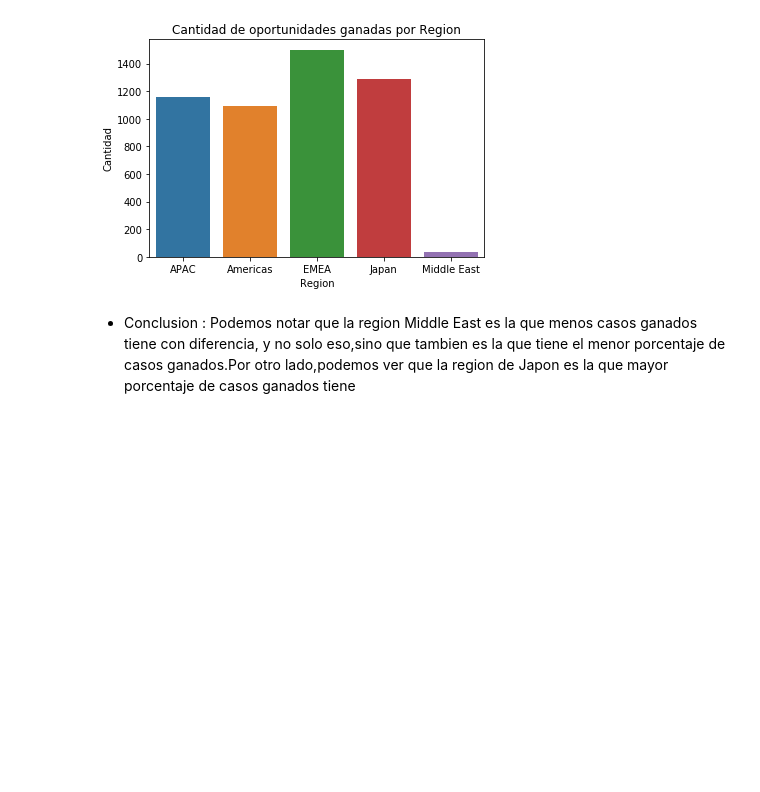
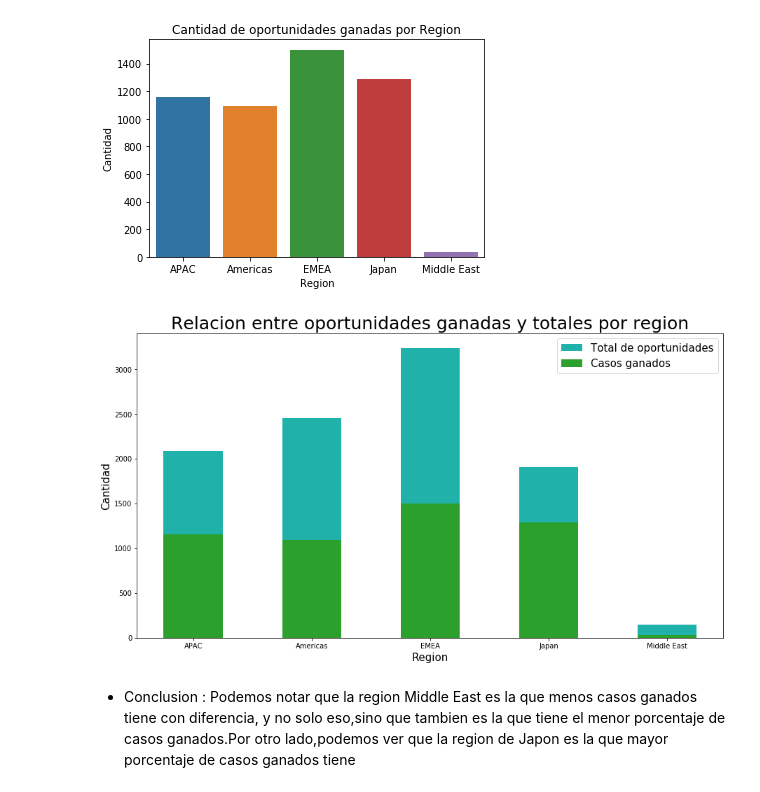
Before and after one commit to FerFabbiano/tp1-OrganizacionDeDatos, a Jupyter notebook: TP1_OrgaDeDatos.ipynb, the cells around one changed output. Drawn from its saved outputs; the diff is of its cells as text; code cells hidden in the pictures; blank space fills up the shorter version.

```diff
--- a/TP1_OrgaDeDatos.ipynb
+++ b/TP1_OrgaDeDatos.ipynb
@@ -502,6 +502,26 @@ See the caveats in the documentation: https://pandas.pydata.org/pandas-docs/stab
 | Japan | 1906 | 1,290.00 | 0.68 |
 | Middle East | 149 | 33.00 | 0.22 |
 [figure]
+# %%
+#Grafico mejorado
+plt.figure(figsize=(15,8))
+
+x = casos_ganados_segun_region.index
+y = casos_ganados_segun_region['Casos ganados']
+z = casos_ganados_segun_region['Cantidad de oportunidades']
+
+relacion_totales_ganadas_plot = plt.subplot(111)
+relacion_totales_ganadas_plot.bar(x, z, width=0.5, color='lightseagreen', align='center')
+relacion_totales_ganadas_plot.bar(x, y, width=0.5, color='tab:green', align='center')
+
+relacion_totales_ganadas_plot.set_title('Relacion entre oportunidades ganadas y totales por region',fontsize=25)
+relacion_totales_ganadas_plot.set_xlabel("Region",fontsize=15)
+relacion_totales_ganadas_plot.set_ylabel("Cantidad",fontsize=15)
+relacion_totales_ganadas_plot.legend(['Total de oportunidades','Casos ganados'],fontsize=15)
+
+plt.show()
+# %% [output]
+[figure, added]
 # %% [markdown]
 * Conclusion : Podemos notar que la region Middle East es la que menos casos ganados tiene con diferencia, y no solo eso,sino que tambien es la que tiene el menor porcentaje de casos ganados.Por otro lado,podemos ver que la region de Japon es la que mayor porcentaje de casos ganados tiene
 # %% [markdown]
```
Also changed, not shown: parts of 2 cells of this notebook.
